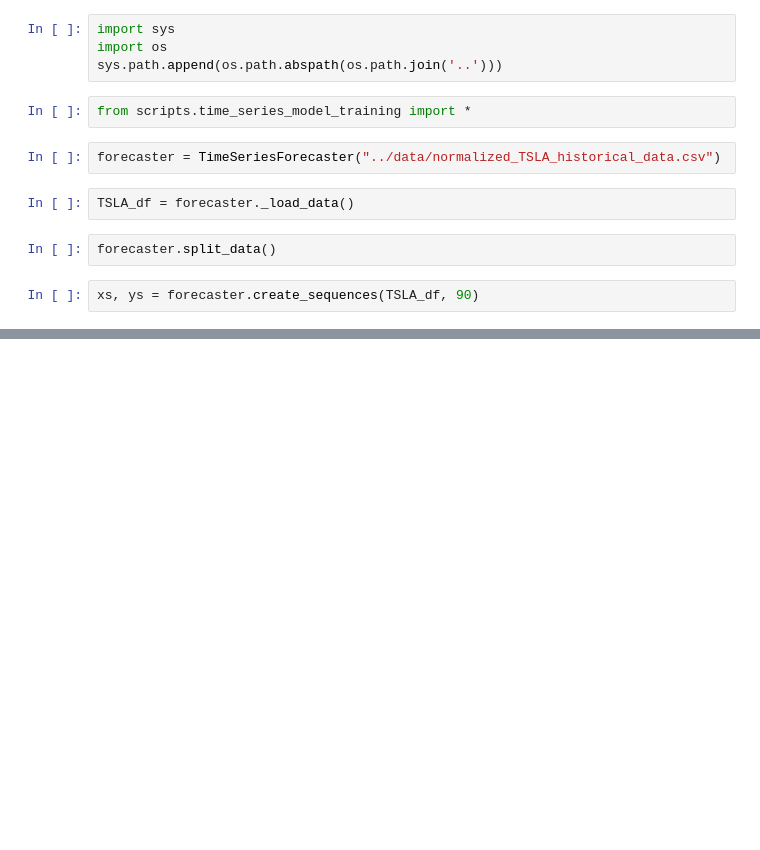
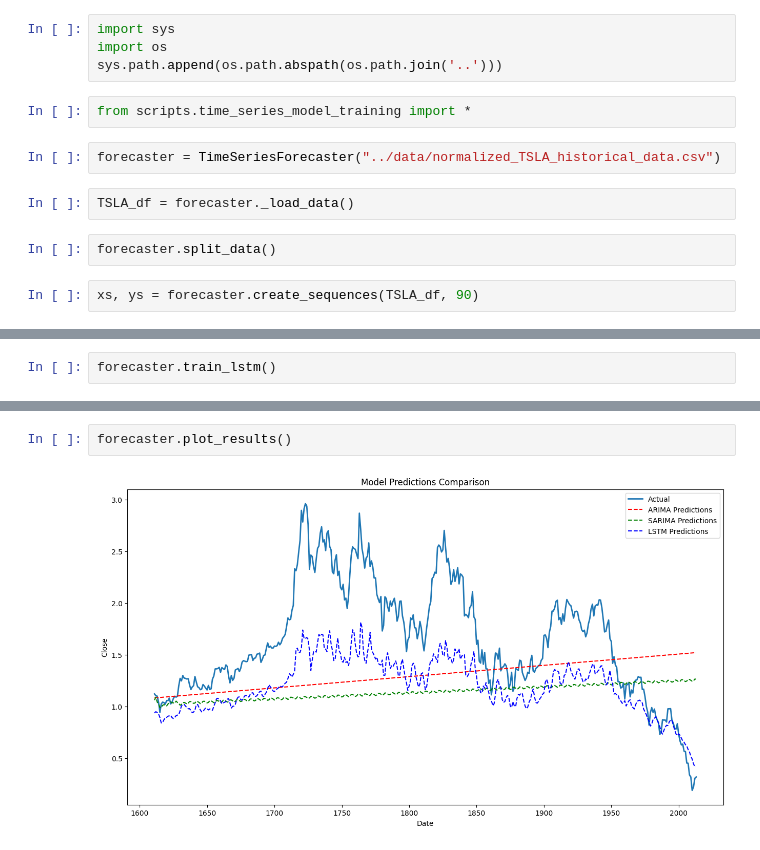
Before and after one commit to Endekalu777/Forecasting-Portfolio-Strategies, a Jupyter notebook: notebooks/TSLA_model_training.ipynb, the cells around one changed output, grey strips where cells are left out. Drawn from its saved outputs; the diff is of its cells as text; blank space fills up the shorter version.

```diff
--- a/notebooks/TSLA_model_training.ipynb
+++ b/notebooks/TSLA_model_training.ipynb
@@ -49,0 +50,2 @@ Total fit time: 407.294 seconds
+# %%
+forecaster.train_lstm()
@@ -49,0 +84,4 @@ Total fit time: 407.294 seconds
+# %%
+forecaster.plot_results()
+# %% [output]
+[figure, added]
```
Also changed, not shown: parts of 6 cells of this notebook, 3 other files.
